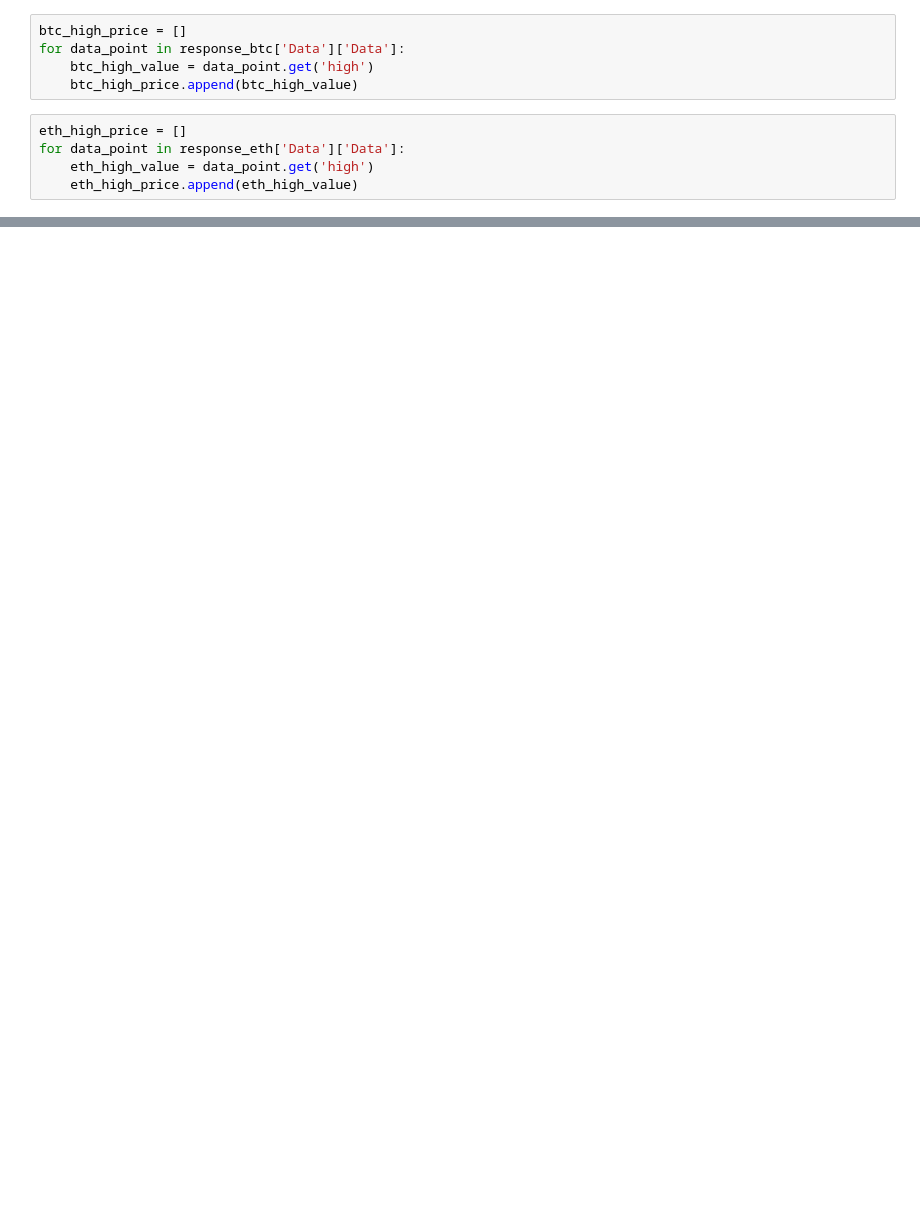
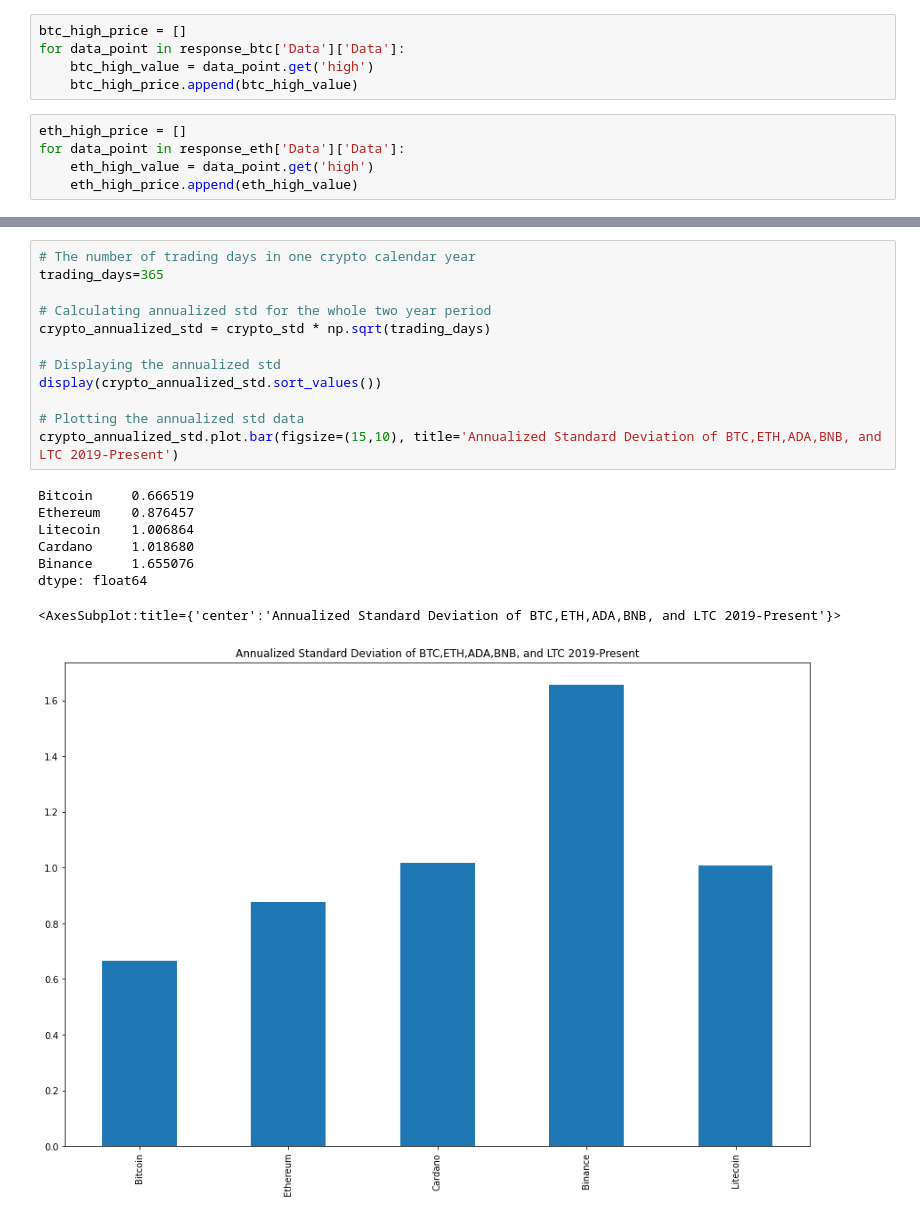
Before and after one commit to pwilli23/Financial-Portfolio-Analyzer, a Jupyter notebook: financial_portfolio_analyzer.ipynb, the cells around one changed output, grey strips where cells are left out. Cells and saved outputs as stored; diff of their text form; blank space fills up the shorter version.

```diff
--- a/financial_portfolio_analyzer.ipynb
+++ b/financial_portfolio_analyzer.ipynb
@@ -108,0 +151,21 @@ crypto_data_df
+# %%
+# The number of trading days in one crypto calendar year
+trading_days=365
+
+# Calculating annualized std for the whole two year period
+crypto_annualized_std = crypto_std * np.sqrt(trading_days)
+
+# Displaying the annualized std
+display(crypto_annualized_std.sort_values())
+
+# Plotting the annualized std data
+crypto_annualized_std.plot.bar(figsize=(15,10), title='Annualized Standard Deviation of BTC,ETH,ADA,BNB, and LTC 2019-Present')
+# %% [output]
+Bitcoin     0.666519
+Ethereum    0.876457
+Litecoin    1.006864
+Cardano     1.018680
+Binance     1.655076
+dtype: float64
+<AxesSubplot:title={'center':'Annualized Standard Deviation of BTC,ETH,ADA,BNB, and LTC 2019-Present'}>
+[figure, added]
```
Also changed, not shown: parts of 19 cells of this notebook.
